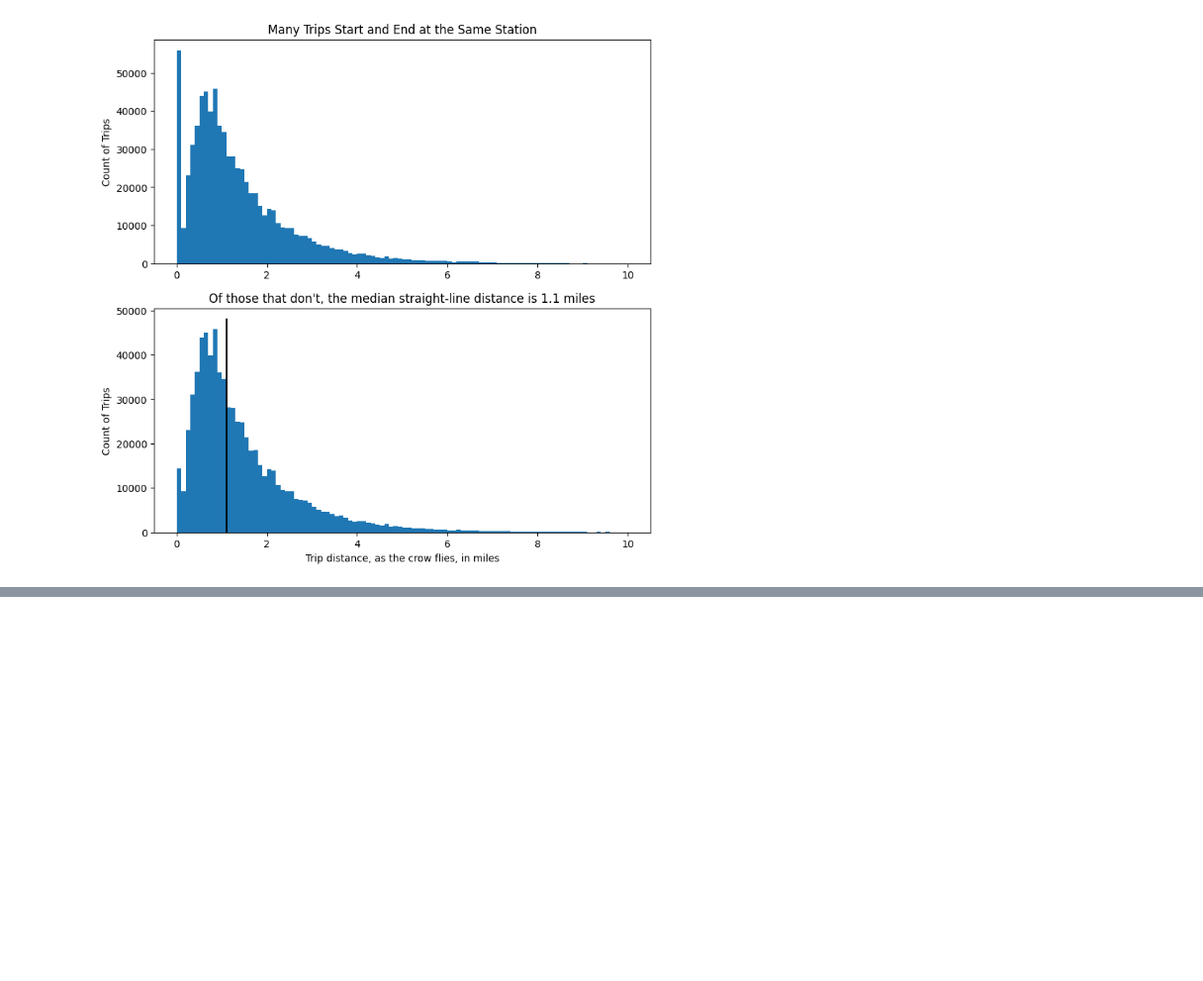
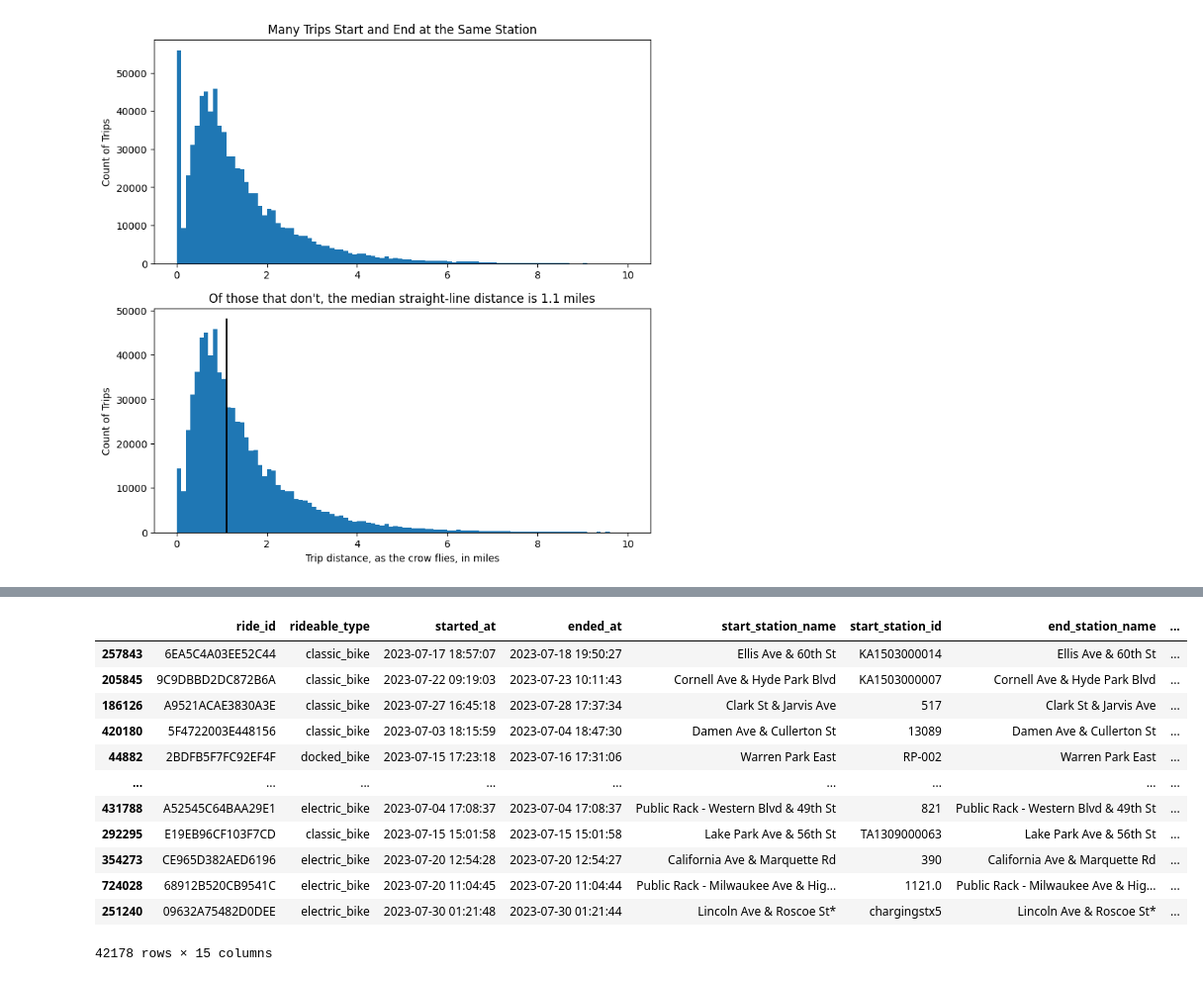
Before and after one commit to gambingo/divvy-analysis, a Jupyter notebook: basic-EDA.ipynb, the cells around one changed output, grey strips where cells are left out. Shown at 99% size. Cells and saved outputs as stored; diff of their text form; code cells hidden in the pictures; blank space fills up the shorter version.

```diff
--- a/basic-EDA.ipynb
+++ b/basic-EDA.ipynb
@@ -81,0 +109,16 @@ Text(0, 0.5, 'Count of Trips')
+# %%
+round_trips.sort_values("duration", ascending=False)
+# %% [output]
+|  | ride_id | rideable_type | started_at | ended_at | start_station_name | start_station_id | end_station_name | ... |
+| 257843 | 6EA5C4A03EE52C44 | classic_bike | 2023-07-17 18:57:07 | 2023-07-18 19:50:27 | Ellis Ave & 60th St | KA1503000014 | Ellis Ave & 60th St | ... |
+| 205845 | 9C9DBBD2DC872B6A | classic_bike | 2023-07-22 09:19:03 | 2023-07-23 10:11:43 | Cornell Ave & Hyde Park Blvd | KA1503000007 | Cornell Ave & Hyde Park Blvd | ... |
+| 186126 | A9521ACAE3830A3E | classic_bike | 2023-07-27 16:45:18 | 2023-07-28 17:37:34 | Clark St & Jarvis Ave | 517 | Clark St & Jarvis Ave | ... |
+| 420180 | 5F4722003E448156 | classic_bike | 2023-07-03 18:15:59 | 2023-07-04 18:47:30 | Damen Ave & Cullerton St | 13089 | Damen Ave & Cullerton St | ... |
+| 44882 | 2BDFB5F7FC92EF4F | docked_bike | 2023-07-15 17:23:18 | 2023-07-16 17:31:06 | Warren Park East | RP-002 | Warren Park East | ... |
+| ... | ... | ... | ... | ... | ... | ... | ... | ... |
+| 431788 | A52545C64BAA29E1 | electric_bike | 2023-07-04 17:08:37 | 2023-07-04 17:08:37 | Public Rack - Western Blvd & 49th St | 821 | Public Rack - Western Blvd & 49th St | ... |
+| 292295 | E19EB96CF103F7CD | classic_bike | 2023-07-15 15:01:58 | 2023-07-15 15:01:58 | Lake Park Ave & 56th St | TA1309000063 | Lake Park Ave & 56th St | ... |
+| 354273 | CE965D382AED6196 | electric_bike | 2023-07-20 12:54:28 | 2023-07-20 12:54:27 | California Ave & Marquette Rd | 390 | California Ave & Marquette Rd | ... |
+| 724028 | 68912B520CB9541C | electric_bike | 2023-07-20 11:04:45 | 2023-07-20 11:04:44 | Public Rack - Milwaukee Ave & Hig... | 1121.0 | Public Rack - Milwaukee Ave & Hig... | ... |
+| 251240 | 09632A75482D0DEE | electric_bike | 2023-07-30 01:21:48 | 2023-07-30 01:21:44 | Lincoln Ave & Roscoe St* | chargingstx5 | Lincoln Ave & Roscoe St* | ... |
+42178 rows × 15 columns
```
Also changed, not shown: parts of 9 cells of this notebook, 11 other files.
